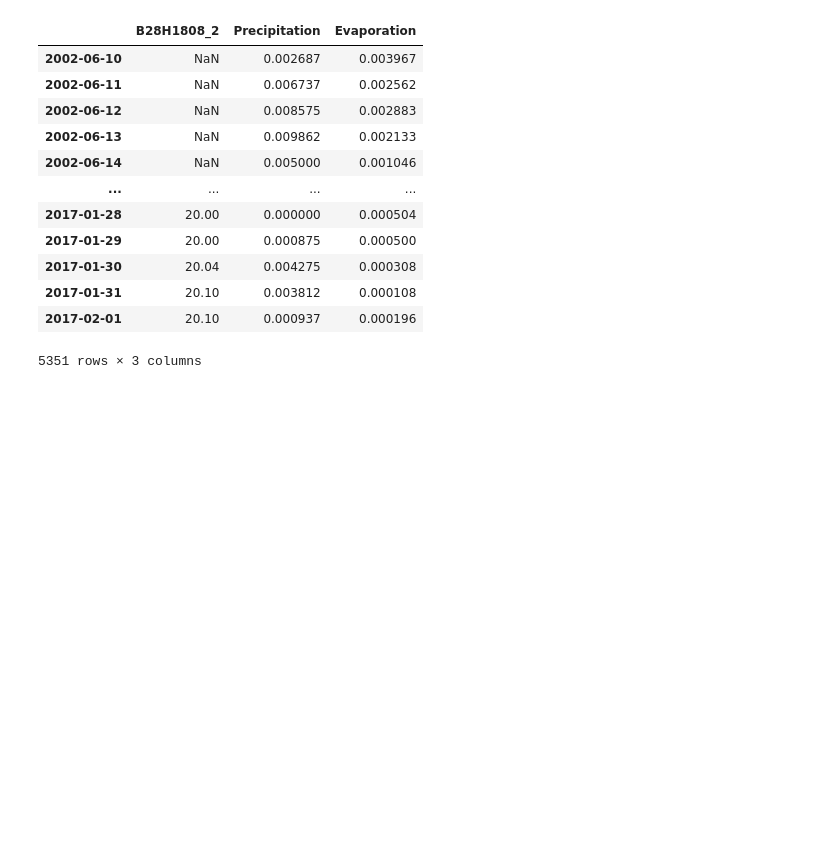
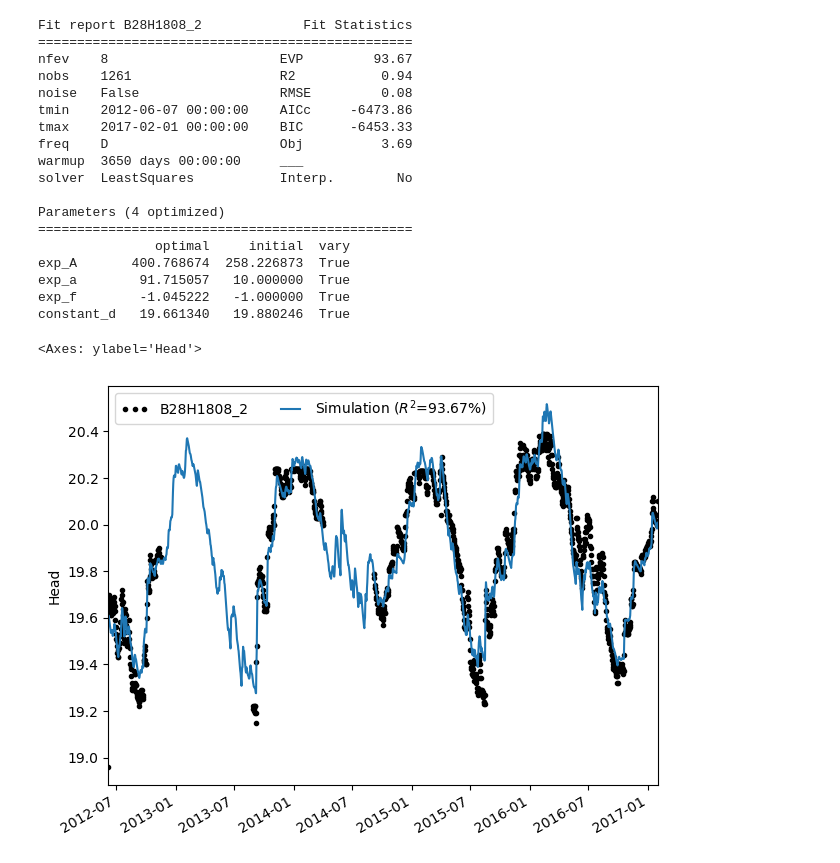
Before and after one commit to pastas/pastas-plugins, a Jupyter notebook: docs/examples/modflow_drn.ipynb, the cells around one changed output. Cells and saved outputs as stored; diff of their text form; code cells hidden in the pictures; blank space fills up the shorter version.

```diff
--- a/docs/examples/modflow_drn.ipynb
+++ b/docs/examples/modflow_drn.ipynb
@@ -22,16 +32,33 @@ if not os.path.isfile(mf6_exe):
 # %%
-pd.read_csv("data/aftopping.csv", index_col=0, parse_dates=True)
+df = pd.read_csv("data/aftopping.csv", index_col=0, parse_dates=True)
+head = df["B28H1808_2"].dropna()
+prec = df["Precipitation"]
+evap = df["Evaporation"]
-# %% [output]
-|  | B28H1808_2 | Precipitation | Evaporation |
-| 2002-06-10 | NaN | 0.002687 | 0.003967 |
-| 2002-06-11 | NaN | 0.006737 | 0.002562 |
-| 2002-06-12 | NaN | 0.008575 | 0.002883 |
-| 2002-06-13 | NaN | 0.009862 | 0.002133 |
-| 2002-06-14 | NaN | 0.005000 | 0.001046 |
-| ... | ... | ... | ... |
-| 2017-01-28 | 20.00 | 0.000000 | 0.000504 |
-| 2017-01-29 | 20.00 | 0.000875 | 0.000500 |
-| 2017-01-30 | 20.04 | 0.004275 | 0.000308 |
-| 2017-01-31 | 20.10 | 0.003812 | 0.000108 |
-| 2017-02-01 | 20.10 | 0.000937 | 0.000196 |
-5351 rows × 3 columns
+# %%
+mlexp = ps.Model(head)
+mlexp.add_stressmodel(
+    ps.RechargeModel(prec=prec, evap=evap, rfunc=ps.Exponential(), name="exp")
+)
+mlexp.solve()
+mlexp.plot()
+# %% [output]
+Fit report B28H1808_2             Fit Statistics
+================================================
+nfev    8                      EVP         93.67
+nobs    1261                   R2           0.94
+noise   False                  RMSE         0.08
+tmin    2012-06-07 00:00:00    AICc     -6473.86
+tmax    2017-02-01 00:00:00    BIC      -6453.33
+freq    D                      Obj          3.69
+warmup  3650 days 00:00:00     ___
+solver  LeastSquares           Interp.        No
+
+Parameters (4 optimized)
+================================================
+               optimal     initial  vary
+exp_A       400.768674  258.226873  True
+exp_a        91.715057   10.000000  True
+exp_f        -1.045222   -1.000000  True
+constant_d   19.661340   19.880246  True
+<Axes: ylabel='Head'>
+[figure, added]
```
Also changed, not shown: parts of 3 cells of this notebook, 2 other files.
